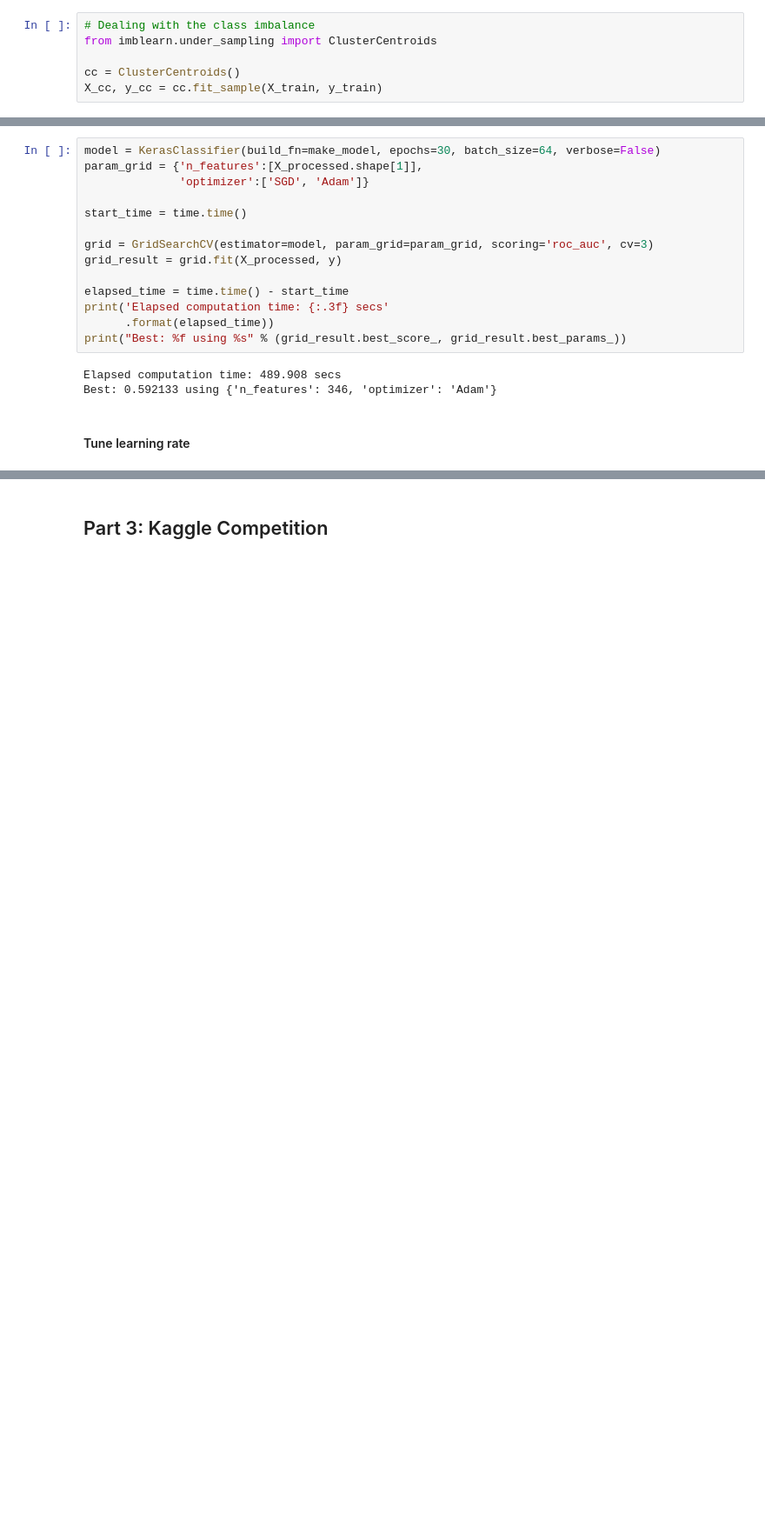
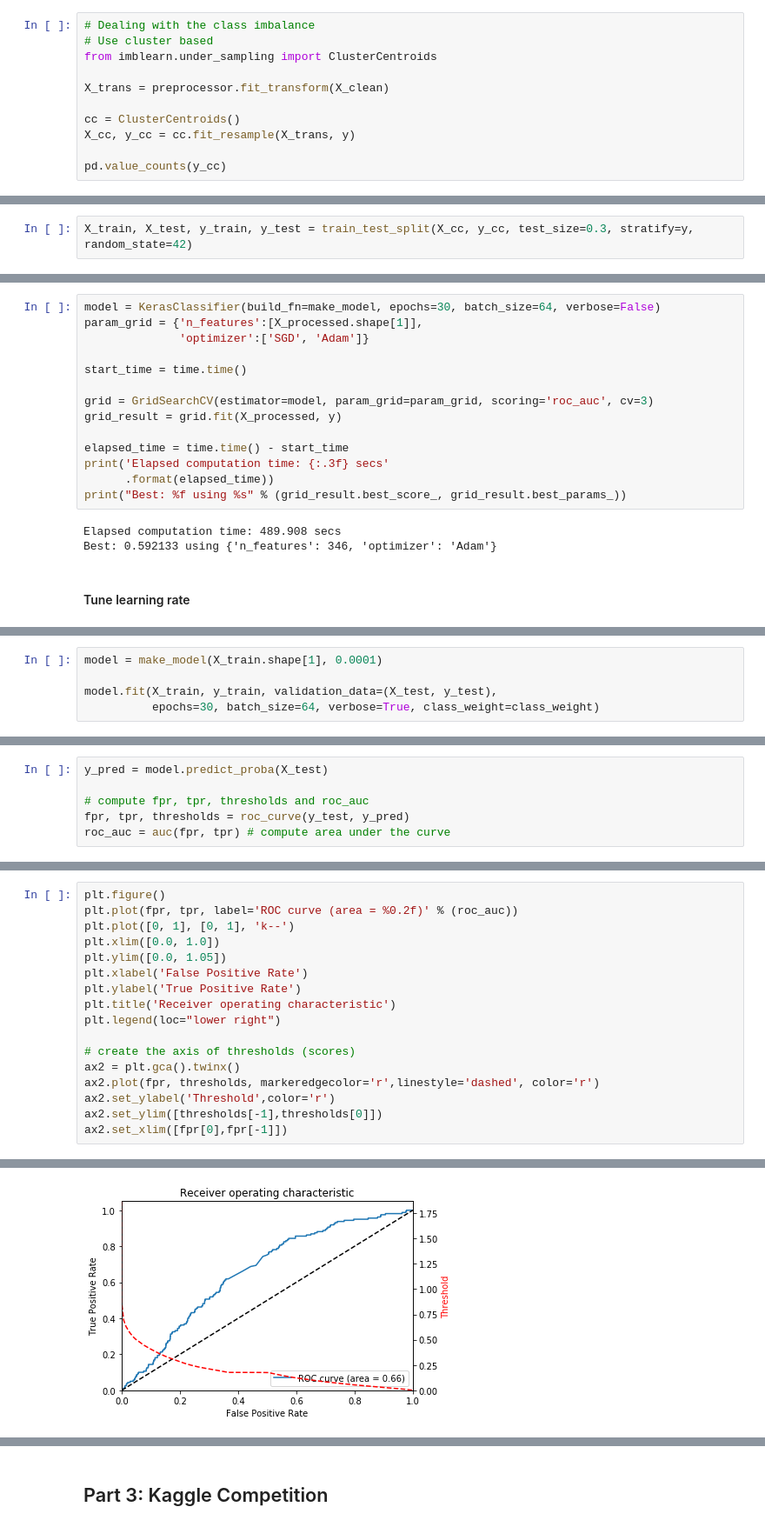
Before and after one commit to mkeisenbach/arvato, a Jupyter notebook: Supervised Learning Using Keras.ipynb, the cells around one changed output, grey strips where cells are left out. Shown: that part at 87% size. Drawn from its saved outputs; the diff is of its cells as text; blank space fills up the shorter version.

```diff
--- a/Supervised Learning Using Keras.ipynb
+++ b/Supervised Learning Using Keras.ipynb
@@ -336,6 +379,11 @@ print(roc_auc_score(y_test, y_pred))
 # %%
 # Dealing with the class imbalance
+# Use cluster based
 from imblearn.under_sampling import ClusterCentroids
 
+X_trans = preprocessor.fit_transform(X_clean)
+
 cc = ClusterCentroids()
-X_cc, y_cc = cc.fit_sample(X_train, y_train)
+X_cc, y_cc = cc.fit_resample(X_trans, y)
+
+pd.value_counts(y_cc)
@@ -348,2 +396,4 @@ dtype: int64
+# %%
+X_train, X_test, y_train, y_test = train_test_split(X_cc, y_cc, test_size=0.3, stratify=y, random_state=42)
 # %%
 cc_model = fit_predict_model(X_cc, y_cc, X_test, y_test)
@@ -497,0 +579,5 @@ True
+# %%
+model = make_model(X_train.shape[1], 0.0001)
+
+model.fit(X_train, y_train, validation_data=(X_test, y_test),
+          epochs=30, batch_size=64, verbose=True, class_weight=class_weight)
@@ -497,0 +603,6 @@ True
+# %%
+y_pred = model.predict_proba(X_test)
+
+# compute fpr, tpr, thresholds and roc_auc
+fpr, tpr, thresholds = roc_curve(y_test, y_pred)
+roc_auc = auc(fpr, tpr) # compute area under the curve
@@ -497,0 +611,18 @@ True
+# %%
+plt.figure()
+plt.plot(fpr, tpr, label='ROC curve (area = %0.2f)' % (roc_auc))
+plt.plot([0, 1], [0, 1], 'k--')
+plt.xlim([0.0, 1.0])
+plt.ylim([0.0, 1.05])
+plt.xlabel('False Positive Rate')
+plt.ylabel('True Positive Rate')
+plt.title('Receiver operating characteristic')
+plt.legend(loc="lower right")
+
+# create the axis of thresholds (scores)
+ax2 = plt.gca().twinx()
+ax2.plot(fpr, thresholds, markeredgecolor='r',linestyle='dashed', color='r')
+ax2.set_ylabel('Threshold',color='r')
+ax2.set_ylim([thresholds[-1],thresholds[0]])
+ax2.set_xlim([fpr[0],fpr[-1]])
+# %% [output]
@@ -497,0 +630 @@ True
+[figure, added]
```
Also changed, not shown: parts of 46 cells of this notebook.
